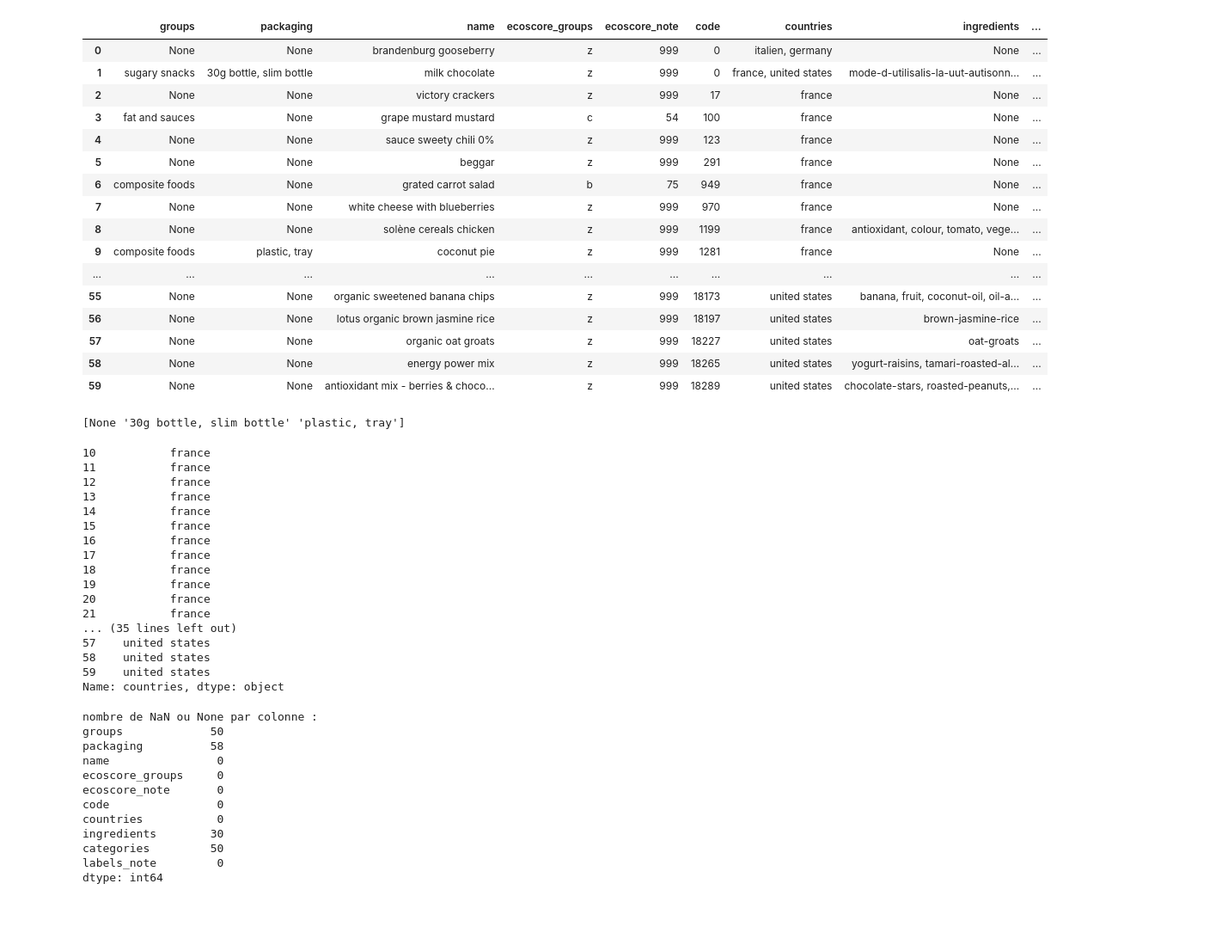
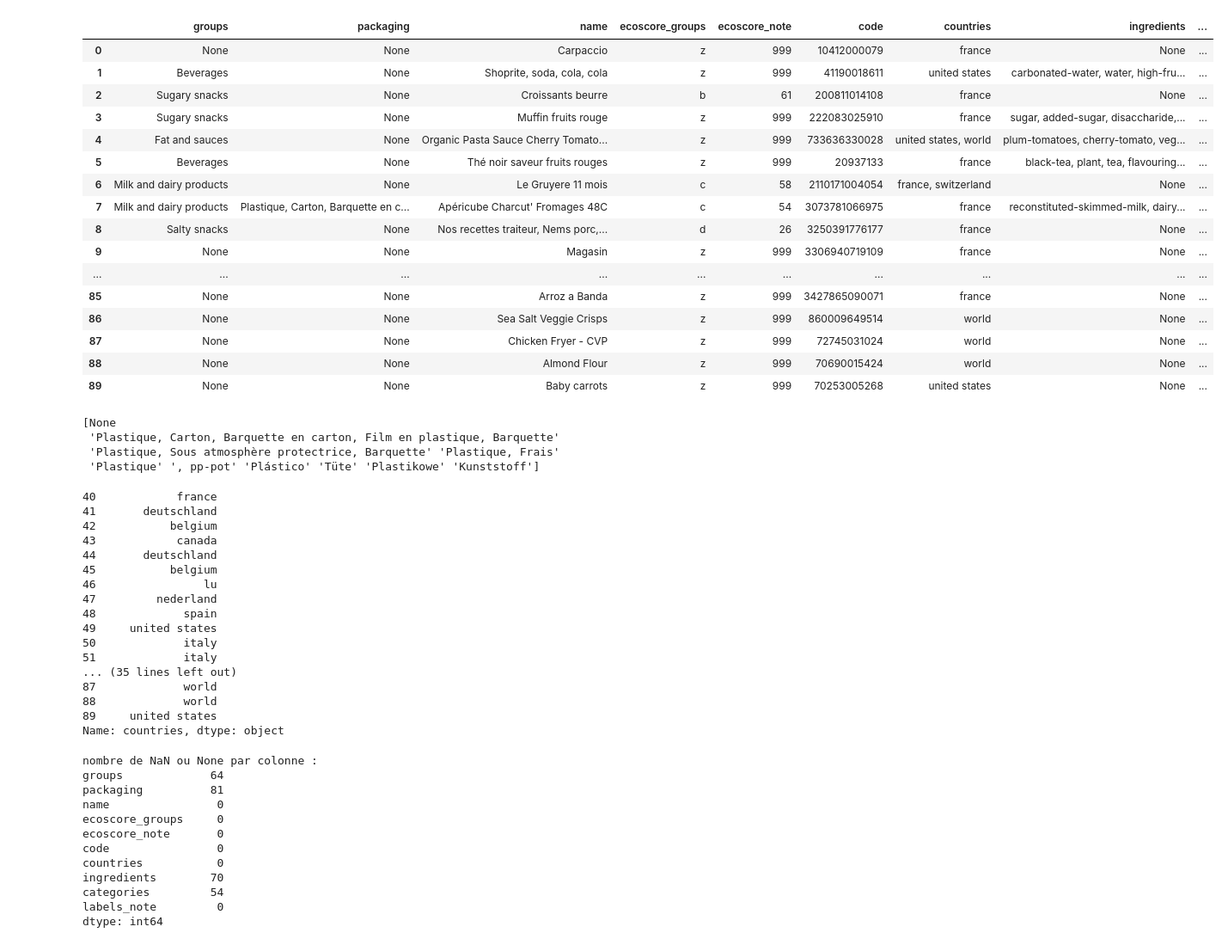
Before and after one commit to CarolusIntelligence/green_ia, a Jupyter notebook: notebooks/01_preprocessing.ipynb, the cells around one changed output. Shown: that part at 86% size. Cells and saved outputs as stored; diff of their text form; code cells hidden in the pictures; blank space fills up the shorter version.

```diff
--- a/notebooks/01_preprocessing.ipynb
+++ b/notebooks/01_preprocessing.ipynb
@@ -5,54 +5,56 @@ import numpy as np
 pd.set_option('display.max_rows', 100)
 pd.set_option('display.max_colwidth', None)
 
-#file_path = '/home/carolus/Documents/school/green_ia/data/01_openfoodfacts_sample.jsonl'
-file_path = '/home/carolus/Documents/school/green_ia/data/01_openfoodfacts_02.jsonl'
+file_path = '/home/carolus/Documents/school/green_ia/data/02_openfoodfacts_sample.jsonl'
 
 df = pd.read_json(file_path, lines=True)
 # %%
-df.head(60)
+df.head(90)
 # %% [output]
 |  | groups | packaging | name | ecoscore_groups | ecoscore_note | code | countries | ingredients | ... |
-| 0 | None | None | brandenburg gooseberry | z | 999 | 0 | italien, germany | None | ... |
-| 1 | sugary snacks | 30g bottle, slim bottle | milk chocolate | z | 999 | 0 | france, united states | mode-d-utilisalis-la-uut-autisonn... | ... |
-| 2 | None | None | victory crackers | z | 999 | 17 | france | None | ... |
-| 3 | fat and sauces | None | grape mustard mustard | c | 54 | 100 | france | None | ... |
-| 4 | None | None | sauce sweety chili 0% | z | 999 | 123 | france | None | ... |
-| 5 | None | None | beggar | z | 999 | 291 | france | None | ... |
-| 6 | composite foods | None | grated carrot salad | b | 75 | 949 | france | None | ... |
-| 7 | None | None | white cheese with blueberries | z | 999 | 970 | france | None | ... |
-| 8 | None | None | solène cereals chicken | z | 999 | 1199 | france | antioxidant, colour, tomato, vege... | ... |
-| 9 | composite foods | plastic, tray | coconut pie | z | 999 | 1281 | france | None | ... |
+| 0 | None | None | Carpaccio | z | 999 | 10412000079 | france | None | ... |
+| 1 | Beverages | None | Shoprite, soda, cola, cola | z | 999 | 41190018611 | united states | carbonated-water, water, high-fru... | ... |
+| 2 | Sugary snacks | None | Croissants beurre | b | 61 | 200811014108 | france | None | ... |
+| 3 | Sugary snacks | None | Muffin fruits rouge | z | 999 | 222083025910 | france | sugar, added-sugar, disaccharide,... | ... |
+| 4 | Fat and sauces | None | Organic Pasta Sauce Cherry Tomato... | z | 999 | 733636330028 | united states, world | plum-tomatoes, cherry-tomato, veg... | ... |
+| 5 | Beverages | None | Thé noir saveur fruits rouges | z | 999 | 20937133 | france | black-tea, plant, tea, flavouring... | ... |
+| 6 | Milk and dairy products | None | Le Gruyere 11 mois | c | 58 | 2110171004054 | france, switzerland | None | ... |
+| 7 | Milk and dairy products | Plastique, Carton, Barquette en c... | Apéricube Charcut' Fromages 48C | c | 54 | 3073781066975 | france | reconstituted-skimmed-milk, dairy... | ... |
+| 8 | Salty snacks | None | Nos recettes traiteur, Nems porc,... | d | 26 | 3250391776177 | france | None | ... |
+| 9 | None | None | Magasin | z | 999 | 3306940719109 | france | None | ... |
 | ... | ... | ... | ... | ... | ... | ... | ... | ... | ... |
-| 55 | None | None | organic sweetened banana chips | z | 999 | 18173 | united states | banana, fruit, coconut-oil, oil-a... | ... |
-| 56 | None | None | lotus organic brown jasmine rice | z | 999 | 18197 | united states | brown-jasmine-rice | ... |
-| 57 | None | None | organic oat groats | z | 999 | 18227 | united states | oat-groats | ... |
-| 58 | None | None | energy power mix | z | 999 | 18265 | united states | yogurt-raisins, tamari-roasted-al... | ... |
-| 59 | None | None | antioxidant mix - berries & choco... | z | 999 | 18289 | united states | chocolate-stars, roasted-peanuts,... | ... |
+| 85 | None | None | Arroz a Banda | z | 999 | 3427865090071 | france | None | ... |
+| 86 | None | None | Sea Salt Veggie Crisps | z | 999 | 860009649514 | world | None | ... |
+| 87 | None | None | Chicken Fryer - CVP | z | 999 | 72745031024 | world | None | ... |
+| 88 | None | None | Almond Flour | z | 999 | 70690015424 | world | None | ... |
+| 89 | None | None | Baby carrots | z | 999 | 70253005268 | united states | None | ... |
 # %%
 valeurs_uniques = df['packaging'].unique()
 print(valeurs_uniques)
 # %% [output]
-[None '30g bottle, slim bottle' 'plastic, tray']
+[None
+ 'Plastique, Carton, Barquette en carton, Film en plastique, Barquette'
+ 'Plastique, Sous atmosphère protectrice, Barquette' 'Plastique, Frais'
+ 'Plastique' ', pp-pot' 'Plástico' 'Tüte' 'Plastikowe' 'Kunststoff']
 # %%
 df['countries'].tail(50)
 # %% [output]
-10           france
-11           france
-12           france
-13           france
-14           france
-15           france
-16           france
-17           france
-18           france
-19           france
-20           france
-21           france
+40            france
+41       deutschland
+42           belgium
+43            canada
+44       deutschland
+45           belgium
+46                lu
+47         nederland
+48             spain
+49     united states
+50             italy
+51             italy
 ... (35 lines left out)
-57    united states
-58    united states
-59    united states
+87             world
+88             world
+89     united states
 Name: countries, dtype: object
 # %%
 nan_counts = df.isna().sum()
@@ -65,15 +67,15 @@ print("nombre de NaN ou None par colonne :")
 print(nan_counts)
 # %% [output]
 nombre de NaN ou None par colonne :
-groups             50
-packaging          58
+groups             64
+packaging          81
 name                0
 ecoscore_groups     0
 ecoscore_note       0
 code                0
 countries           0
-ingredients        30
-categories         50
+ingredients        70
+categories         54
 labels_note         0
 dtype: int64
 # %%
```
Also changed, not shown: parts of 2 cells of this notebook, 1 other file.
